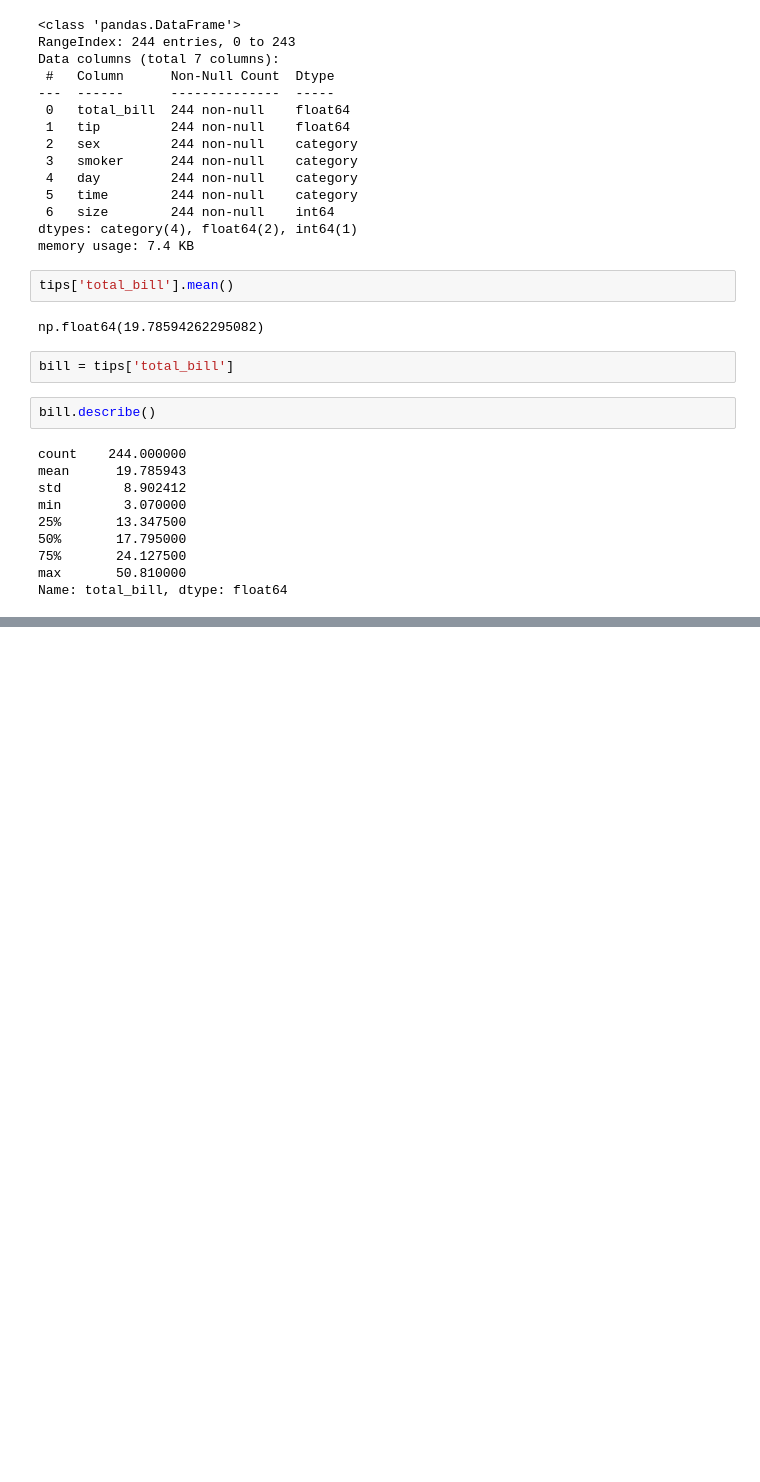
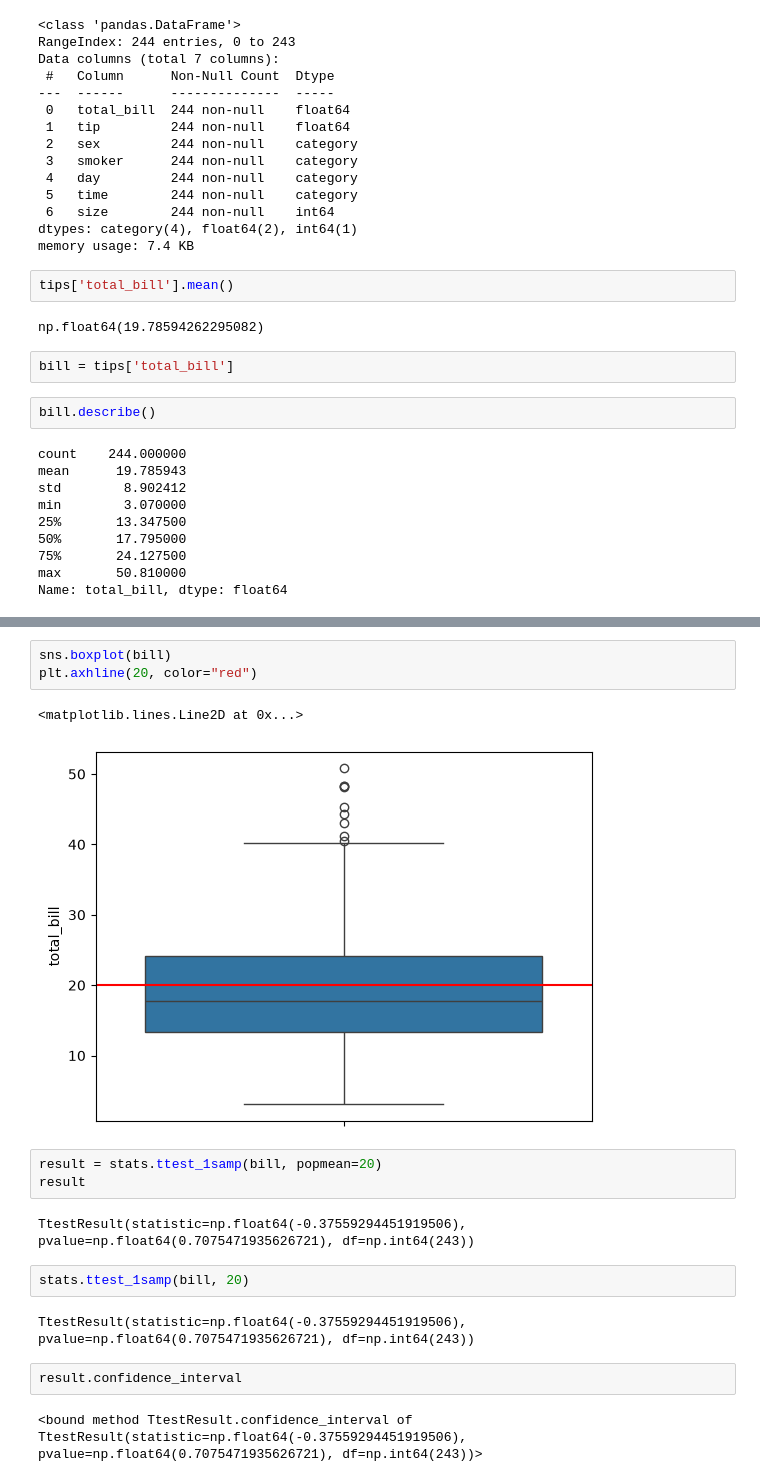
Before and after one commit to Kimchi-2025/big0611, a Jupyter notebook: py/stats.ipynb, the cells around one changed output, grey strips where cells are left out. Drawn from its saved outputs; the diff is of its cells as text; blank space fills up the shorter version.

```diff
--- a/py/stats.ipynb
+++ b/py/stats.ipynb
@@ -53,0 +84,19 @@ Name: total_bill, dtype: float64
+# %%
+sns.boxplot(bill)
+plt.axhline(20, color="red")
+# %% [output]
+<matplotlib.lines.Line2D at 0x...>
+[figure, added]
+# %%
+result = stats.ttest_1samp(bill, popmean=20)
+result
+# %% [output]
+TtestResult(statistic=np.float64(-0.37559294451919506), pvalue=np.float64(0.7075471935626721), df=np.int64(243))
+# %%
+stats.ttest_1samp(bill, 20)
+# %% [output]
+TtestResult(statistic=np.float64(-0.37559294451919506), pvalue=np.float64(0.7075471935626721), df=np.int64(243))
+# %%
+result.confidence_interval
+# %% [output]
+<bound method TtestResult.confidence_interval of TtestResult(statistic=np.float64(-0.37559294451919506), pvalue=np.float64(0.7075471935626721), df=np.int64(243))>
```
Also changed, not shown: parts of 156 cells of this notebook, 7 other files.
